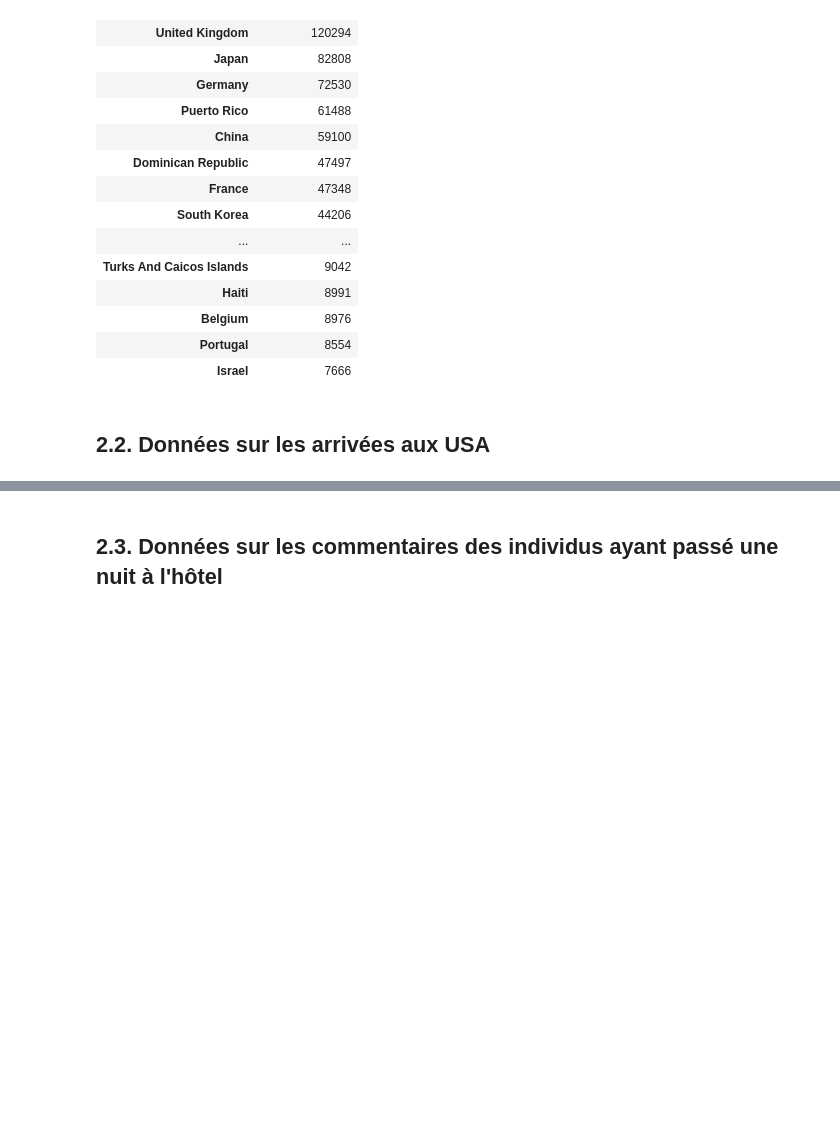
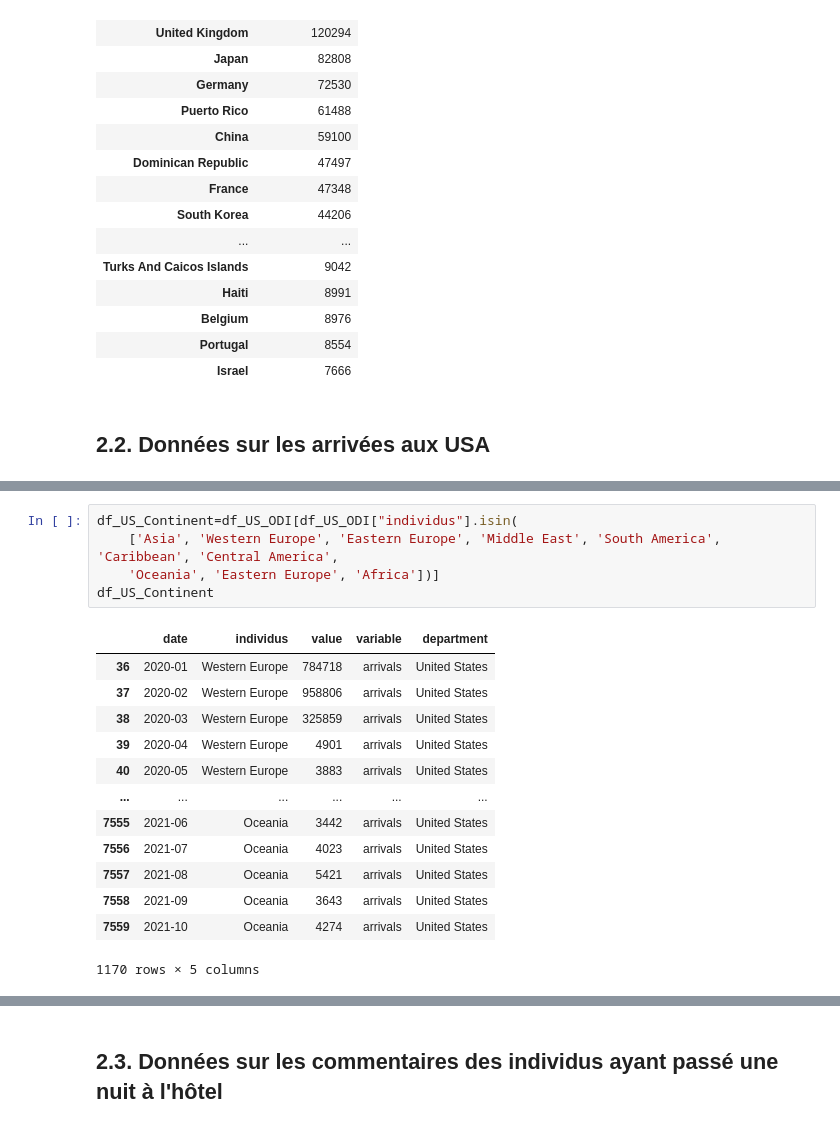
Before and after one commit to julienowack/stat_app, a Jupyter notebook: exploration des bdd.ipynb, the cells around one changed output, grey strips where cells are left out. Cells and saved outputs as stored; diff of their text form; blank space fills up the shorter version.

```diff
--- a/exploration des bdd.ipynb
+++ b/exploration des bdd.ipynb
@@ -512,0 +533,19 @@ df_US_Official_Data_International
+# %%
+df_US_Continent=df_US_ODI[df_US_ODI["individus"].isin(
+    ['Asia', 'Western Europe', 'Eastern Europe', 'Middle East', 'South America', 'Caribbean', 'Central America',
+    'Oceania', 'Eastern Europe', 'Africa'])]
+df_US_Continent
+# %% [output]
+|  | date | individus | value | variable | department |
+| 36 | 2020-01 | Western Europe | 784718 | arrivals | United States |
+| 37 | 2020-02 | Western Europe | 958806 | arrivals | United States |
+| 38 | 2020-03 | Western Europe | 325859 | arrivals | United States |
+| 39 | 2020-04 | Western Europe | 4901 | arrivals | United States |
+| 40 | 2020-05 | Western Europe | 3883 | arrivals | United States |
+| ... | ... | ... | ... | ... | ... |
+| 7555 | 2021-06 | Oceania | 3442 | arrivals | United States |
+| 7556 | 2021-07 | Oceania | 4023 | arrivals | United States |
+| 7557 | 2021-08 | Oceania | 5421 | arrivals | United States |
+| 7558 | 2021-09 | Oceania | 3643 | arrivals | United States |
+| 7559 | 2021-10 | Oceania | 4274 | arrivals | United States |
+1170 rows × 5 columns
```
Also changed, not shown: parts of 6 cells of this notebook.
